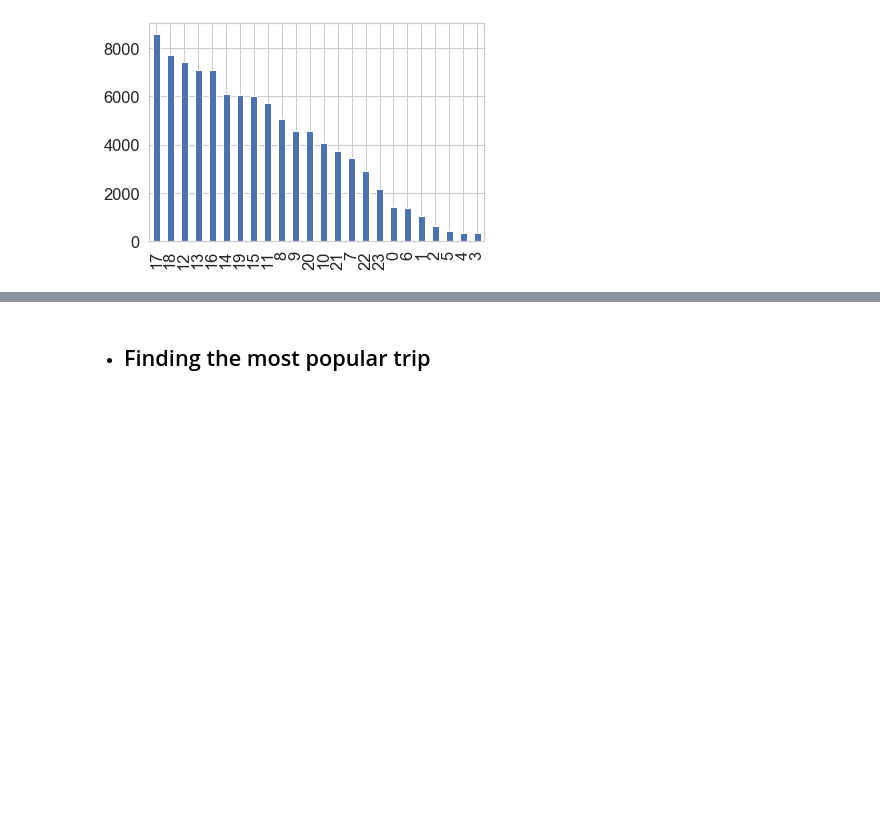
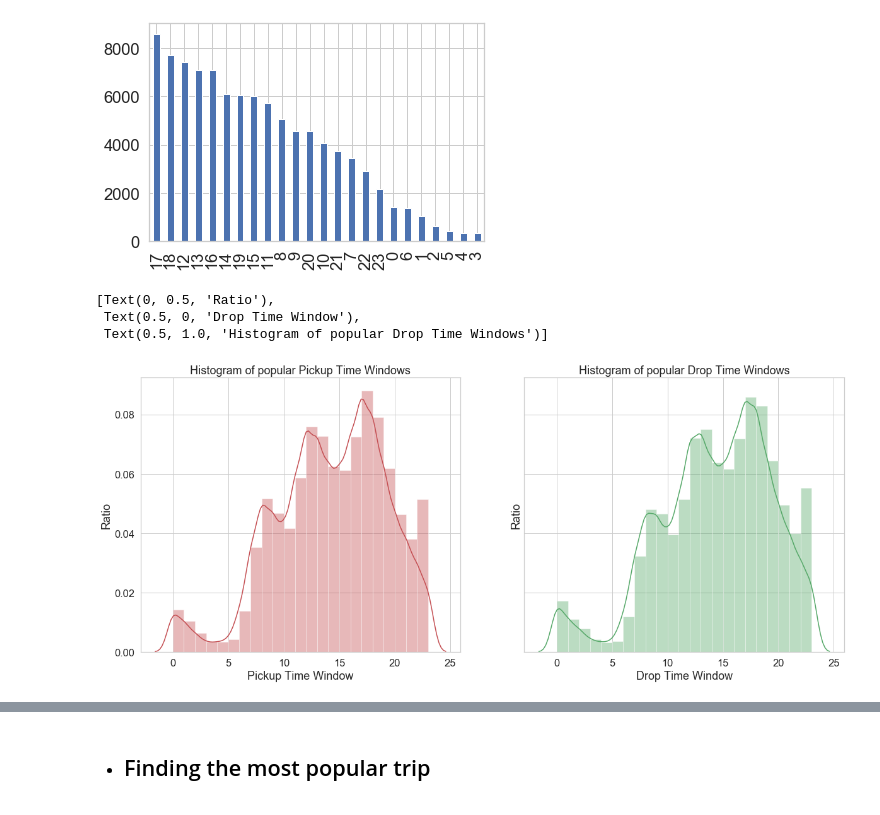
Before and after one commit to sajucrajan/ne-aly-6140-capstone, a Jupyter notebook: Group_1_THE_ONE_Capstone_Project.ipynb, the cells around one changed output, grey strips where cells are left out. Drawn from its saved outputs; the diff is of its cells as text; code cells hidden in the pictures; blank space fills up the shorter version.

```diff
--- a/Group_1_THE_ONE_Capstone_Project.ipynb
+++ b/Group_1_THE_ONE_Capstone_Project.ipynb
@@ -598,6 +596,40 @@ metro_bike_trip_df.Start_Time.dt.hour.value_counts().plot(kind='bar')
 plt.show()
 # %% [output]
 [figure]
+# %%
+# Set style to whitegrid for better readability
+sns.set(style="whitegrid", font_scale=1.5)
+
+# Plot two countplot with
+# x axis as Trip Route Category eg, One Way or Round Trip
+# y axis as count of trips
+# Plot 1 - Histogram of Pickup Time Windows
+# Plot 2 - Histogram of Drop Time Windows
+fig, (ax1, ax2) = plt.subplots(ncols=2, sharey=True, figsize=(20, 8))
+
+# Plot a countplot with
+# x axis as Time Windows
+# y axis as histogram ratio
+sns.distplot(
+    a = metro_bike_trip_df.Start_Time.dt.hour,
+    color="r", bins=23,
+    ax = ax1).set(
+        title = 'Histogram of popular Pickup Time Windows',
+        xlabel = 'Pickup Time Window',
+        ylabel = 'Ratio')
+
+sns.distplot(
+    a = metro_bike_trip_df.End_Time.dt.hour,
+    color="g", bins=23,
+    ax = ax2).set(
+        title = 'Histogram of popular Drop Time Windows',
+        xlabel = 'Drop Time Window',
+        ylabel = 'Ratio')
+# %% [output]
+[Text(0, 0.5, 'Ratio'),
+ Text(0.5, 0, 'Drop Time Window'),
+ Text(0.5, 1.0, 'Histogram of popular Drop Time Windows')]
+[figure, added]
 # %%
 # Prepare the hourly window of pickup and drop
 metro_bike_trip_df['Pickup_Window'] = metro_bike_trip_df['Start_Time'].dt.hour
```
Also changed, not shown: parts of 16 cells of this notebook.
